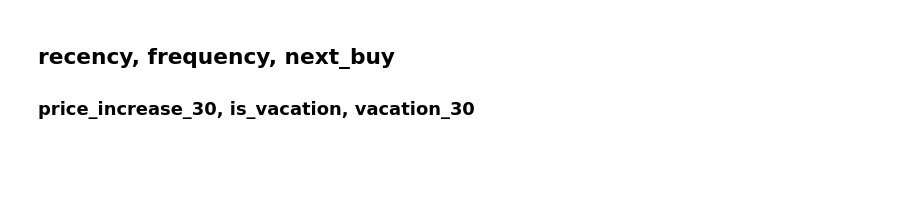
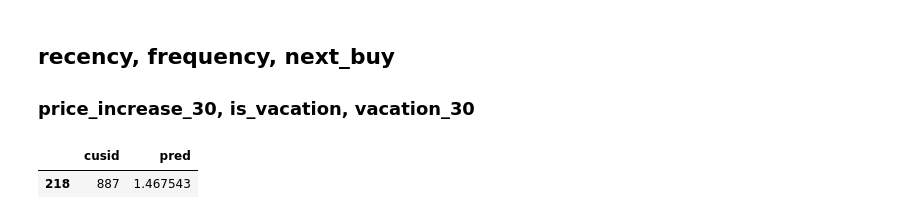
Before and after one commit to keshavs0305/Sales-Forecasting, a Jupyter notebook: data-analysis1.ipynb, the cells around one changed output. Saved outputs shown, nothing was run; the diff lists cells and outputs as text; code cells hidden in the pictures; blank space fills up the shorter version.

```diff
--- a/data-analysis1.ipynb
+++ b/data-analysis1.ipynb
@@ -125,13 +156,15 @@ def new_data(cusid):
 # %%
 def preds(cusid):
     scale = StandardScaler()
-    data = scale.fit_transform(data_cus(df,df2,cusid))
+    data,n = data_cus(df,df2,cusid)
+    data = scale.fit_transform(data.head(len(data)-n))
 
-    train, test = data[:650], data[650:]
-    x_train, x_test, y_train, y_test = train[:,:-1], test[:,:-1], train[:,-1], test[:,-1]
-    model = SVR().fit(x_train, y_train)
-    r1 = model.score(x_test, y_test)
-    r2 = mean_squared_error(model.predict(x_test),y_test)
+    #train, test = data[:round(len(data)*0.8)], data[round(len(data)*0.8):]
+    #x_train, x_test, y_train, y_test = train[:,:-1], test[:,:-1], train[:,-1], test[:,-1]
+
+    #model = SVR().fit(x_train, y_train)
+    #r1 = model.score(x_test, y_test)
+    #r2 = mean_squared_error(model.predict(x_test),y_test)
 
 #     pred = [np.append(x_test[i,:],model.predict(x_test[i,:].reshape(1,-1))) for i in range(len(x_test))]
 #     true = [np.append(x_test[i,:],y_test[i].reshape(1,-1)) for i in range(len(x_test))]
@@ -141,7 +174,8 @@ def preds(cusid):
 #     plt.show()
 
     model = SVR().fit(data[:,:-1],data[:,-1])
-    pred = model.predict(scale.transform(np.array(new_data(cusid)).reshape(1,-1))[:,:-1])
+    data,n = data_cus(df,df2,cusid)
+    pred = model.predict(scale.transform(data)[-1][:-1].reshape(1, -1))
 
     r3 = scale.inverse_transform([0 for _ in range(12)] + [pred[0]])[-1]
 
@@ -149,7 +183,17 @@ def preds(cusid):
 # %%
 pred = {'cusid':[],'pred':[]}
 for id_ in df['Custumer Id'].unique():
+    if id_ in [903]:
+        pred['cusid'].append(id_)
+        pred['pred'].append(np.nan)
+        continue
     pred['cusid'].append(id_)
     pred['pred'].append(preds(id_))
 #pred
-pd.DataFrame(pred).to_csv('sample.csv',index=False)
+#pd.DataFrame(pred).to_csv('sample.csv',index=False)
+# %%
+d = pd.DataFrame(pred)
+d.loc[d['cusid']==887]
+# %% [output]
+|  | cusid | pred |
+| 218 | 887 | 1.467543 |
```
Also changed, not shown: parts of 16 cells of this notebook.
